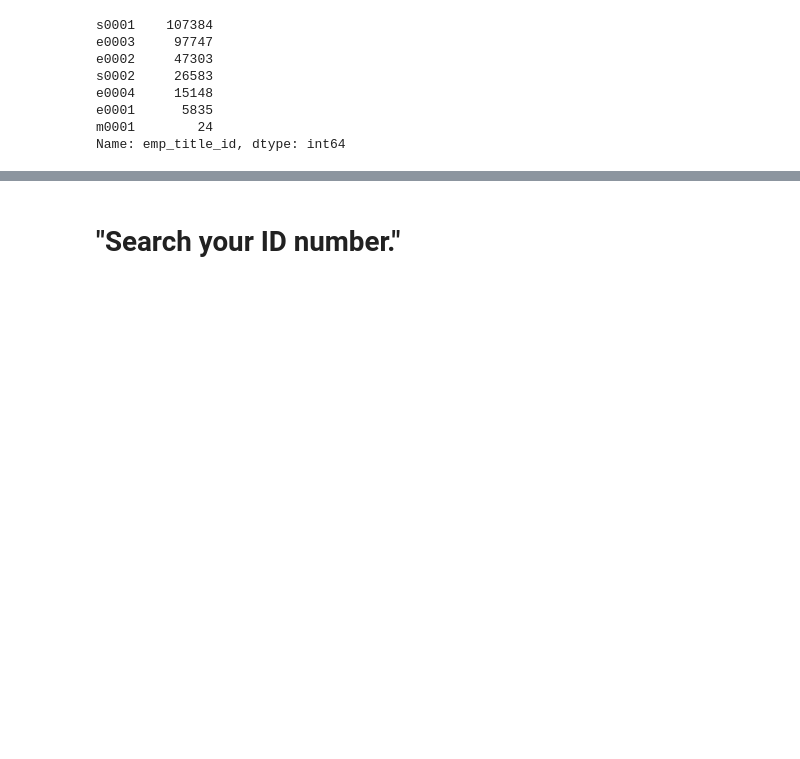
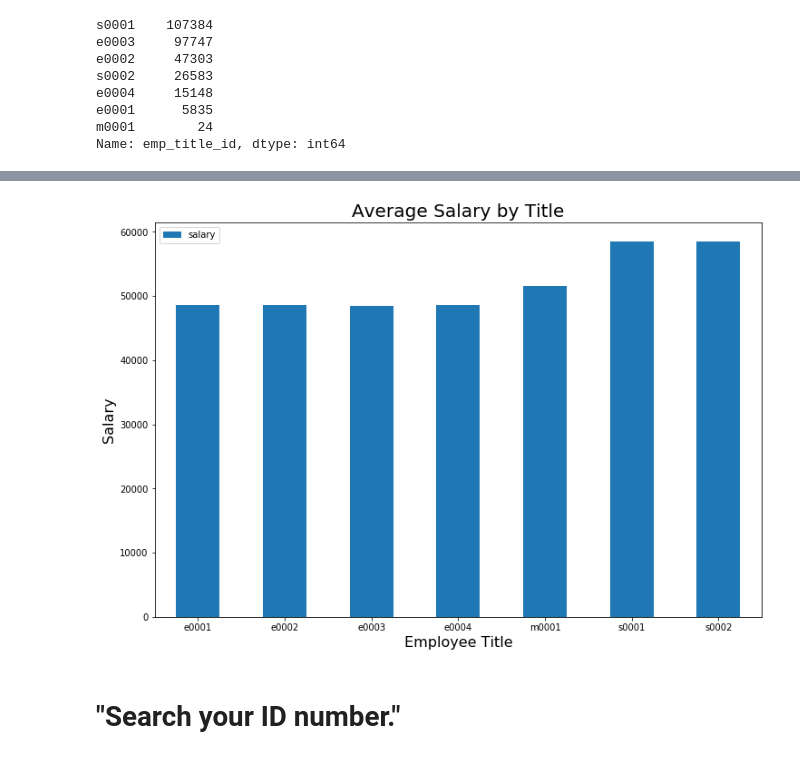
Before and after one commit to JPHebert32/sql-challenge, a Jupyter notebook: EmployeeSQL/PH_Visualizations.ipynb, the cells around one changed output, grey strips where cells are left out. Cells and saved outputs as stored; diff of their text form; code cells hidden in the pictures; blank space fills up the shorter version.

Commit message:
Average Salary Chart

```diff
--- a/EmployeeSQL/PH_Visualizations.ipynb
+++ b/EmployeeSQL/PH_Visualizations.ipynb
@@ -33,9 +33,11 @@ plt.show()
 # %% [markdown]
 # Create a bar chart of average salary by title
 # %%
-#salaries.head()
-#employees.head()
-emp_salary = pd.merge(employees,salaries, how='inner', on=['emp_no'])
+salaries =pd.read_sql('select * from salaries', connection)
+salaries.head()
+employees =pd.read_sql('select * from employees', connection)
+employees.head()
+emp_salary = pd.merge(employees,salaries, on=['emp_no'])
 emp_salary.head()
 # %% [output]
 |  | emp_no | emp_title_id | birth_date | first_name | last_name | sex | hire_date | salary |
@@ -82,0 +61,5 @@ session.query(emp_salary).filter(emp_salary.emp_title_id == "m0001").filter(emp_
+# %%
+emp_salary_df = pd.DataFrame(emp_salary)
+emp_salary_gr = emp_salary_df.groupby(['emp_title_id']).mean()
+emp_salary_gr = emp_salary_gr.drop(columns=["emp_no"])
+emp_salary_gr
@@ -83,3 +76,11 @@ session.query(emp_salary).filter(emp_salary.emp_title_id == "m0001").filter(emp_
+# %%
+emp_salary_gr.plot(kind='bar', rot=0,figsize=[12,8])
+plt.xlabel("Employee Title",size=16)
+plt.ylabel("Salary",size=16)
+plt.title("Average Salary by Title",size= 20)
+plt.show();
+# %% [output]
+[figure, added]
 # %% [markdown]
 # "Search your ID number."
 # %%
```
Also changed, not shown: parts of 2 cells of this notebook.
